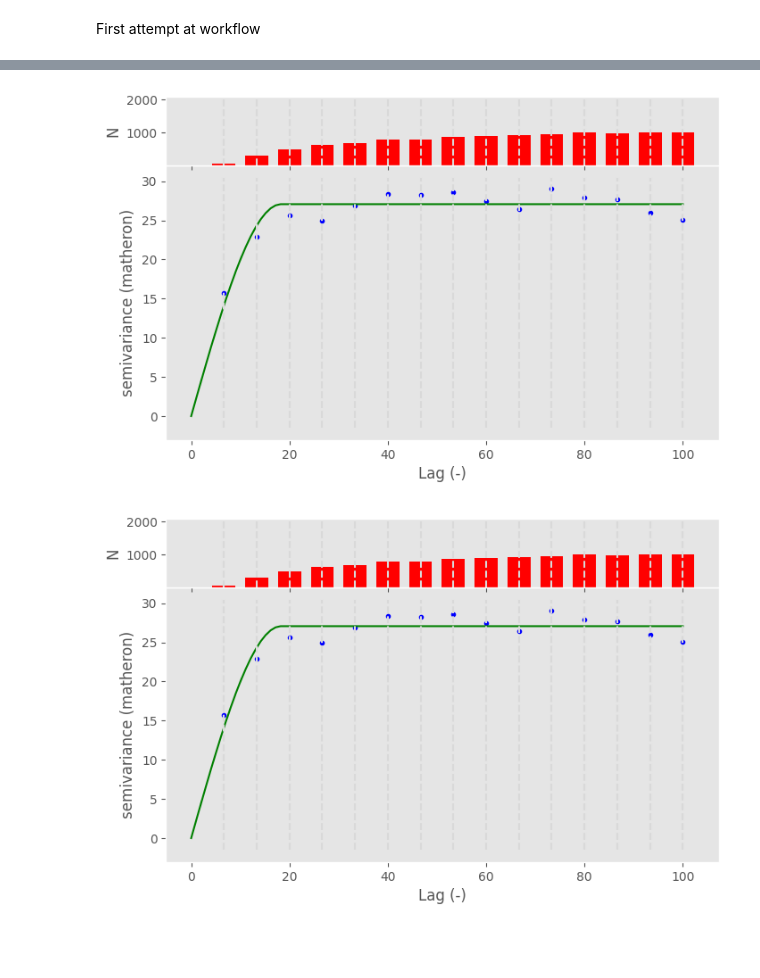
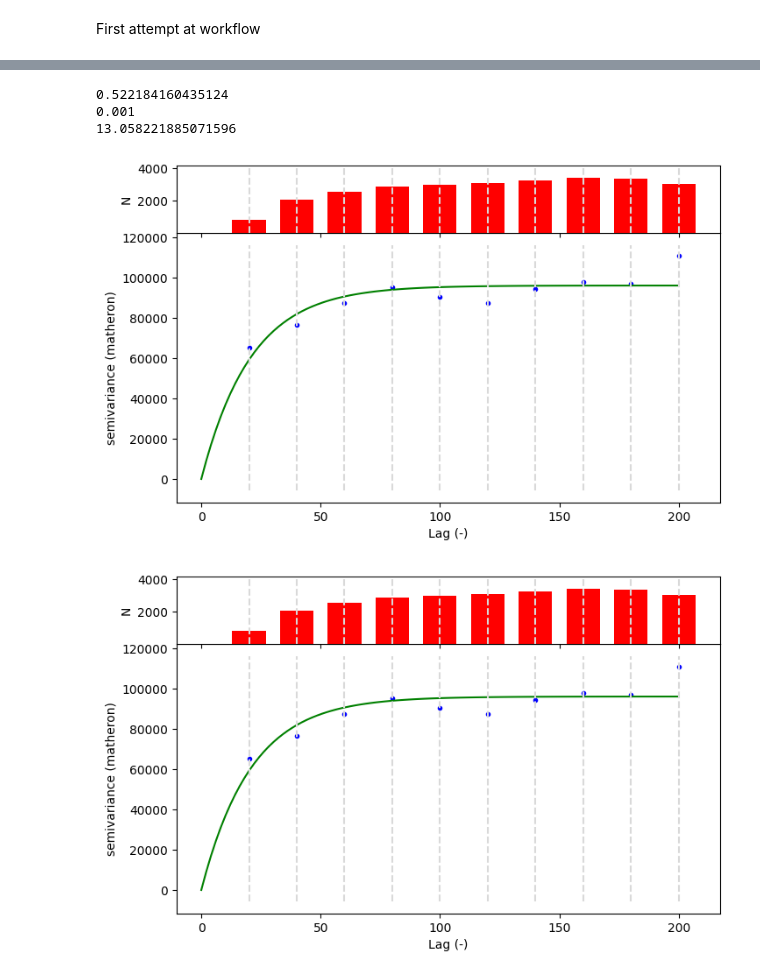
Before and after one commit to MarkMData/DABI_project, a Jupyter notebook: Diss_workflow1.ipynb, the cells around one changed output, grey strips where cells are left out. Saved outputs shown, nothing was run; the diff lists cells and outputs as text; code cells hidden in the pictures; blank space fills up the shorter version.

```diff
--- a/Diss_workflow1.ipynb
+++ b/Diss_workflow1.ipynb
@@ -39,0 +31,7 @@ geo_gdf.head()
+# %%
+# Adding predictors to gdf
+data = pd.read_csv('https://raw.githubusercontent.com/MarkMData/Dissertation-data/main/diss_data2.csv')
+data.loc[data['local_authority'] == 'Southampton', 'alcohol_admissions'] = np.median(data['alcohol_admissions'])
+merged_df = pd.merge(geo_gdf, data, on=['local_authority', 'active'], how='left')
+# Convert the resulting DataFrame back to a GeoDataFrame
+gdf = gpd.GeoDataFrame(merged_df, geometry='geometry')
@@ -40,10 +42,11 @@ geo_gdf.head()
 # %%
 # getting centroids from geometries scale is in meters (British National Grid CRS (EPSG: 27700) )
-geo_gdf['x'] =  geo_gdf.geometry.centroid.x
-geo_gdf['y'] = geo_gdf.geometry.centroid.y
+gdf['x'] =  gdf.geometry.centroid.x
+gdf['y'] = gdf.geometry.centroid.y
 # %%
 # Plotting centroids as a sanity check
-sns.scatterplot(data=geo_gdf, x='x', y='y', hue = 'active')
+target = 'alcohol_admissions'
+sns.scatterplot(data=gdf, x='x', y='y', hue = target)
 # Add labels and title
 plt.xlabel('X-axis label')
 plt.ylabel('Y-axis label')
@@ -54,13 +57,28 @@ Text(0.5, 1.0, 'Scatter Plot')
+# %%
+# Creating weights using adaptive kernel for the training data
+w_kern = weights.distance.Kernel.from_dataframe(gdf, fixed=False, k=6, diagonal=True)
+w_kern = weights.fill_diagonal(w_kern, val=0.0)
+# Row-standardization
+w_kern.transform = "R"
+# calculating morans I
+moran = esda.moran.Moran(gdf[target], w_kern)
+print(moran.I)
+print(moran.p_sim)
+print(moran.z_sim)
+# %% [output]
+0.522184160435124
+0.001
+13.058221885071596
 # %%
 # Changing scale of distances to km
-x = geo_gdf['x']/1000
-y = geo_gdf['y']/1000
-active = geo_gdf['active']
+x = gdf['x']/1000
+y = gdf['y']/1000
+t = gdf[target]
 coords = np.column_stack((x,y))
 # %%
 # plotting variogram
-V = skg.Variogram(coords, active, normalize=False, maxlag=100, n_lags=15)
+V = skg.Variogram(coords, t, normalize=False, model='exponential', maxlag= 200)
 V.plot()
 # %% [output]
-[figure, old version]
+[figure, new version]
-[figure, old version]
+[figure, new version]
```
Also changed, not shown: parts of 12 cells of this notebook.
